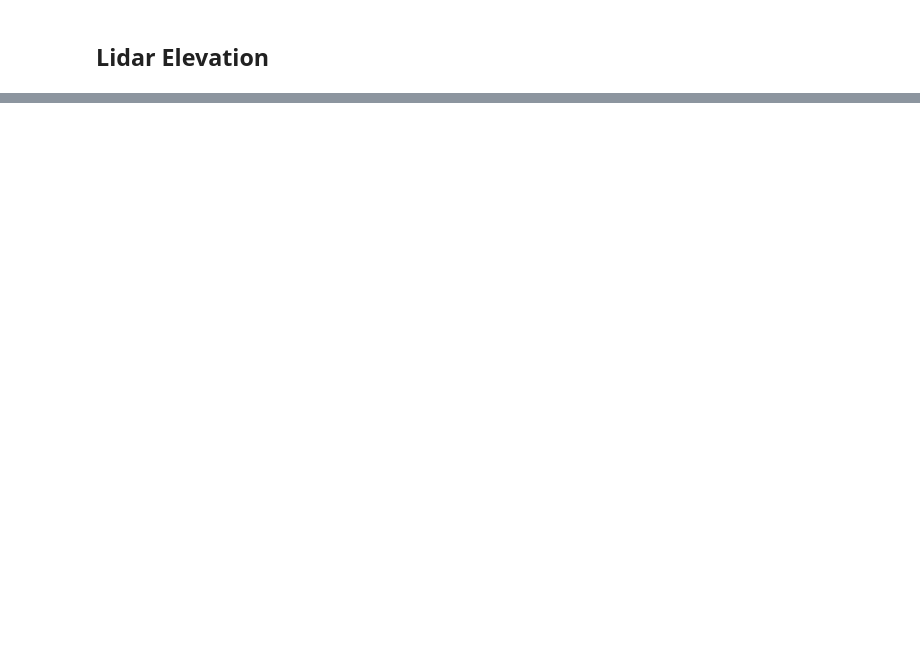
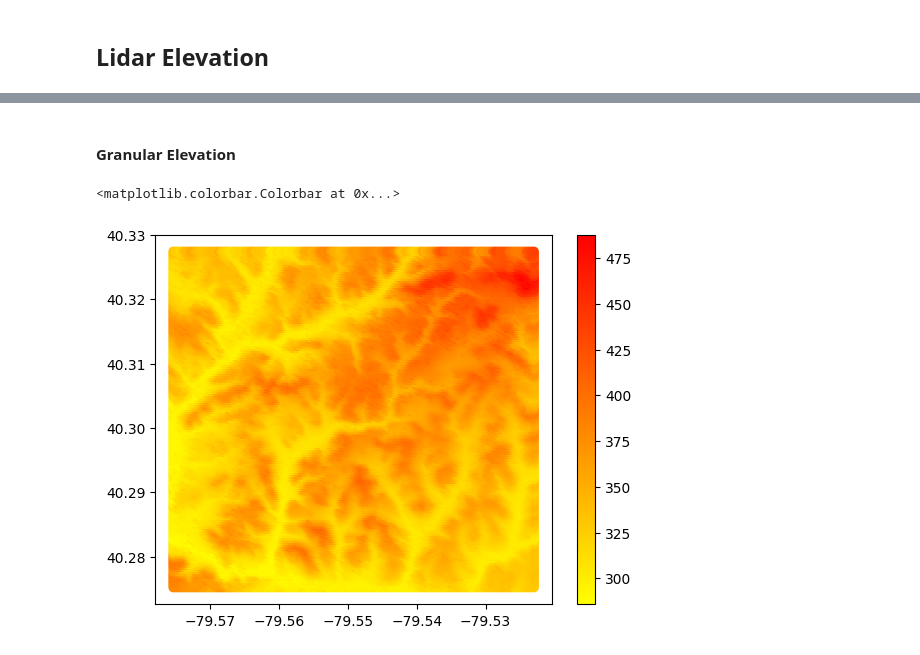
Before and after one commit to bennicholson2/Urban-Heat-Island-Prediction, a Jupyter notebook: code/greensburg_notebook.ipynb, the cells around one changed output, grey strips where cells are left out. Saved outputs shown, nothing was run; the diff lists cells and outputs as text; code cells hidden in the pictures; blank space fills up the shorter version.

```diff
--- a/code/greensburg_notebook.ipynb
+++ b/code/greensburg_notebook.ipynb
@@ -599,0 +735,14 @@ plt.colorbar()
+# %% [markdown]
+#### Granular Elevation
+# %%
+greensburg_elevation_dsm = map_satellite_data('/Users/ben_nicholson/Documents/vs_code/urban_heat_islands/satellite_images/greensburg/lidar_elevation_dsm.tiff',greensburg_location_df,['elevation'])
+
+greensburg_elevation_dsm = combine_two_datasets(greensburg_location_df,greensburg_elevation_dsm)
+# %%
+greensburg_elevation_dsm = greensburg_elevation_dsm[greensburg_elevation_dsm['elevation'] > 0]
+# %%
+plt.scatter(greensburg_elevation_dsm['Longitude'],greensburg_elevation_dsm['Latitude'],c=greensburg_elevation_dsm['elevation'],cmap='autumn_r')
+plt.colorbar()
+# %% [output]
+<matplotlib.colorbar.Colorbar at 0x...>
+[figure, added]
```
Also changed, not shown: parts of 132 cells of this notebook, 10 other files.
